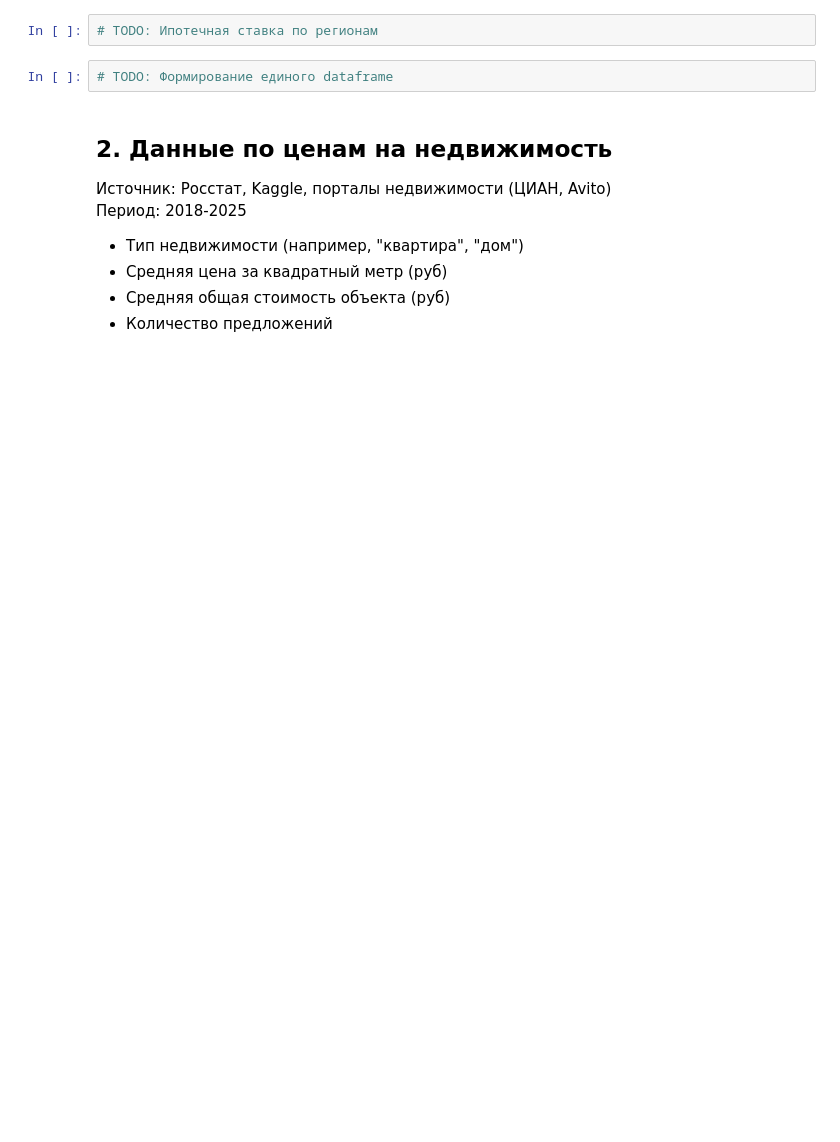
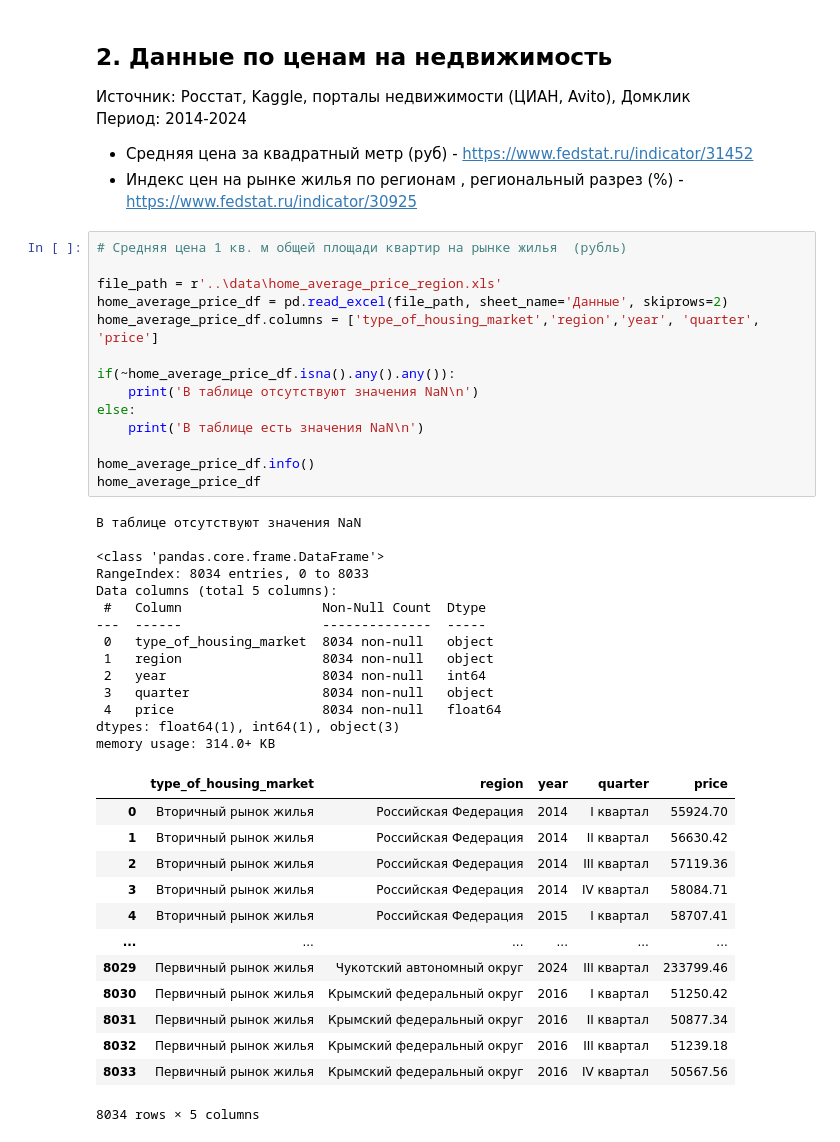
Before and after one commit to AndMarina/housing-prices-mortgage-rates, a Jupyter notebook: notebooks/data_collection.ipynb, the cells around one changed output. Drawn from its saved outputs; the diff is of its cells as text; blank space fills up the shorter version.

```diff
--- a/notebooks/data_collection.ipynb
+++ b/notebooks/data_collection.ipynb
@@ -158,17 +248,53 @@ __ИЖК по ДДУ (Ипотечное жилищное кредитовани
 | `total_debt_including_acquired_rights_millions_rub`        | Задолженность по предоставленным кредитам с учетом приобретенных прав требования, млн руб. |
 | `weighted_average_loan_term_months`                        | Средневзвешенный срок кредитования по кредитам, выданным в течение месяца, месяцев |
 | `weighted_average_interest_rate_percent`                   | Средневзвешенная ставка по кредитам, выданным в течение месяца, %       |
-# %%
-# TODO: Ипотечная ставка по регионам
-# %%
-# TODO: Формирование единого dataframe
 # %% [markdown]
 ## 2. Данные по ценам на недвижимость
 
-Источник: Росстат, Kaggle, порталы недвижимости (ЦИАН, Avito)
-Период: 2018-2025
+Источник: Росстат, Kaggle, порталы недвижимости (ЦИАН, Avito), Домклик
+Период: 2014-2024
 
-- Тип недвижимости (например, "квартира", "дом")
-- Средняя цена за квадратный метр (руб)
-- Средняя общая стоимость объекта (руб)
-- Количество предложений
+- Средняя цена за квадратный метр (руб) -  https://www.fedstat.ru/indicator/31452
+- Индекс цен на рынке жилья по регионам , региональный разрез (%) - https://www.fedstat.ru/indicator/30925
+# %%
+# Средняя цена 1 кв. м общей площади квартир на рынке жилья  (рубль)
+
+file_path = r'..\data\home_average_price_region.xls'
+home_average_price_df = pd.read_excel(file_path, sheet_name='Данные', skiprows=2)
+home_average_price_df.columns = ['type_of_housing_market','region','year', 'quarter', 'price']
+
+if(~home_average_price_df.isna().any().any()):
+    print('В таблице отсутствуют значения NaN\n')
+else:
+    print('В таблице есть значения NaN\n')
+
+home_average_price_df.info()
+home_average_price_df
+# %% [output]
+В таблице отсутствуют значения NaN
+
+<class 'pandas.core.frame.DataFrame'>
+RangeIndex: 8034 entries, 0 to 8033
+Data columns (total 5 columns):
+ #   Column                  Non-Null Count  Dtype
+---  ------                  --------------  -----
+ 0   type_of_housing_market  8034 non-null   object
+ 1   region                  8034 non-null   object
+ 2   year                    8034 non-null   int64
+ 3   quarter                 8034 non-null   object
+ 4   price                   8034 non-null   float64
+dtypes: float64(1), int64(1), object(3)
+memory usage: 314.0+ KB
+|  | type_of_housing_market | region | year | quarter | price |
+| 0 | Вторичный рынок жилья | Российская Федерация | 2014 | I квартал | 55924.70 |
+| 1 | Вторичный рынок жилья | Российская Федерация | 2014 | II квартал | 56630.42 |
+| 2 | Вторичный рынок жилья | Российская Федерация | 2014 | III квартал | 57119.36 |
+| 3 | Вторичный рынок жилья | Российская Федерация | 2014 | IV квартал | 58084.71 |
+| 4 | Вторичный рынок жилья | Российская Федерация | 2015 | I квартал | 58707.41 |
+| ... | ... | ... | ... | ... | ... |
+| 8029 | Первичный рынок жилья | Чукотский автономный округ | 2024 | III квартал | 233799.46 |
+| 8030 | Первичный рынок жилья | Крымский федеральный округ | 2016 | I квартал | 51250.42 |
+| 8031 | Первичный рынок жилья | Крымский федеральный округ | 2016 | II квартал | 50877.34 |
+| 8032 | Первичный рынок жилья | Крымский федеральный округ | 2016 | III квартал | 51239.18 |
+| 8033 | Первичный рынок жилья | Крымский федеральный округ | 2016 | IV квартал | 50567.56 |
+8034 rows × 5 columns
```
Also changed, not shown: parts of 15 cells of this notebook, 8 other files.
